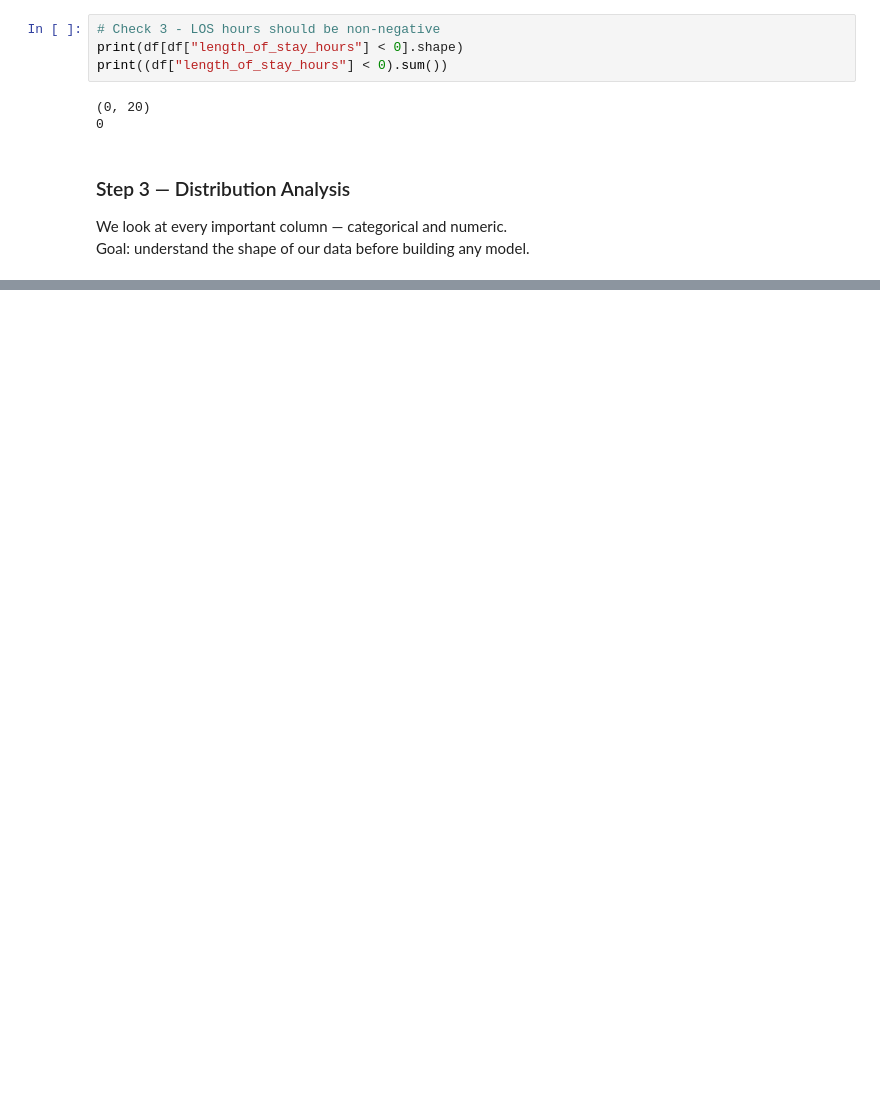
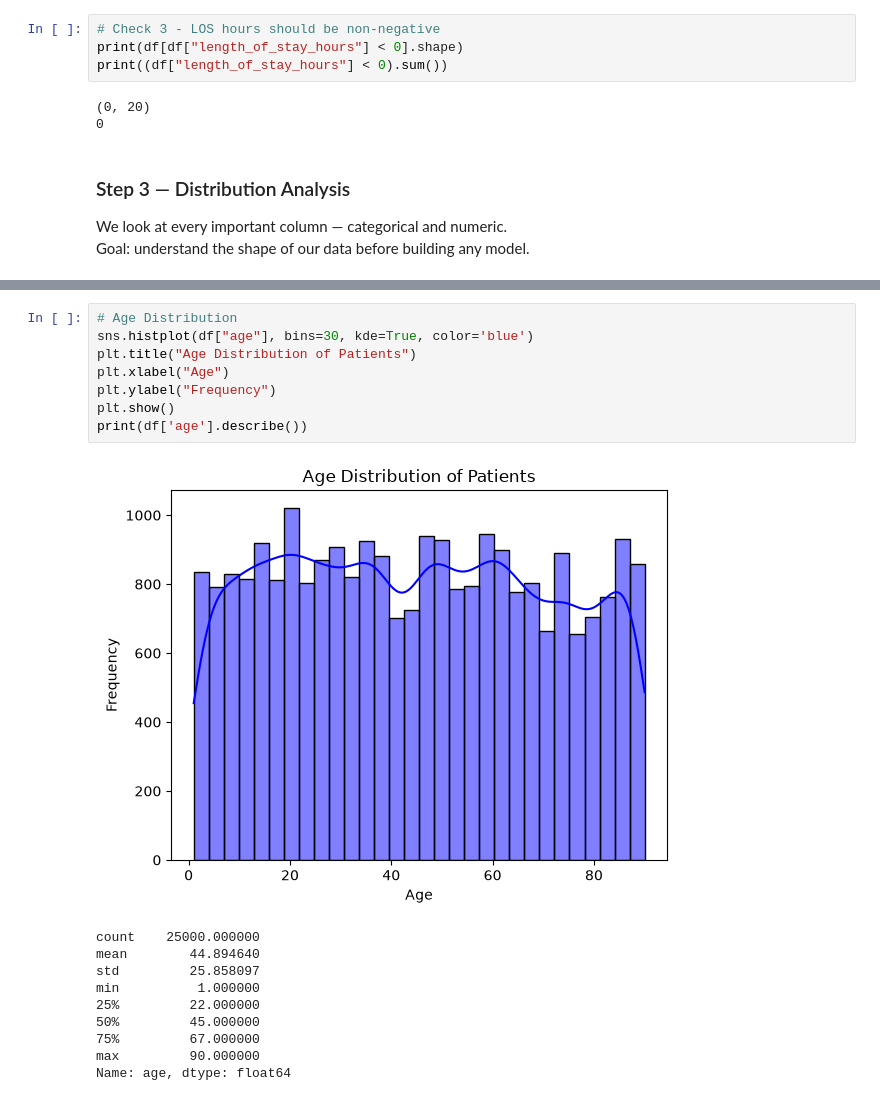
Before and after one commit to Japyh/healthcare-ai-pipeline, a Jupyter notebook: notebooks/Phase2_EDA.ipynb, the cells around one changed output, grey strips where cells are left out. Saved outputs shown, nothing was run; the diff lists cells and outputs as text; blank space fills up the shorter version.

```diff
--- a/notebooks/Phase2_EDA.ipynb
+++ b/notebooks/Phase2_EDA.ipynb
@@ -235,0 +235,19 @@ plt.show()
+# %%
+# Age Distribution
+sns.histplot(df["age"], bins=30, kde=True, color='blue')
+plt.title("Age Distribution of Patients")
+plt.xlabel("Age")
+plt.ylabel("Frequency")
+plt.show()
+print(df['age'].describe())
+# %% [output]
+[figure, added]
+count    25000.000000
+mean        44.894640
+std         25.858097
+min          1.000000
+25%         22.000000
+50%         45.000000
+75%         67.000000
+max         90.000000
+Name: age, dtype: float64
```
Also changed, not shown: parts of 43 cells of this notebook, 6 other files.
